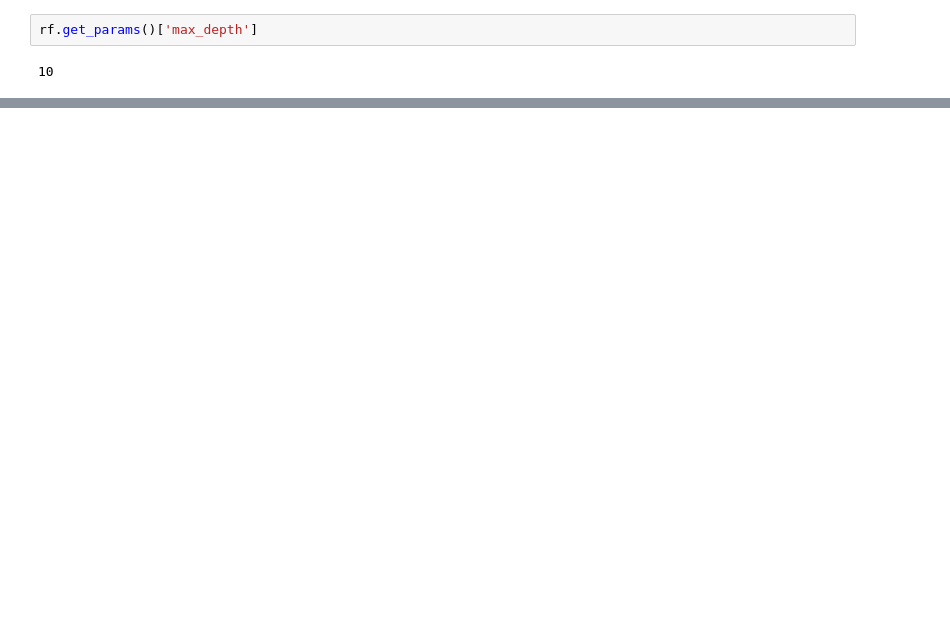
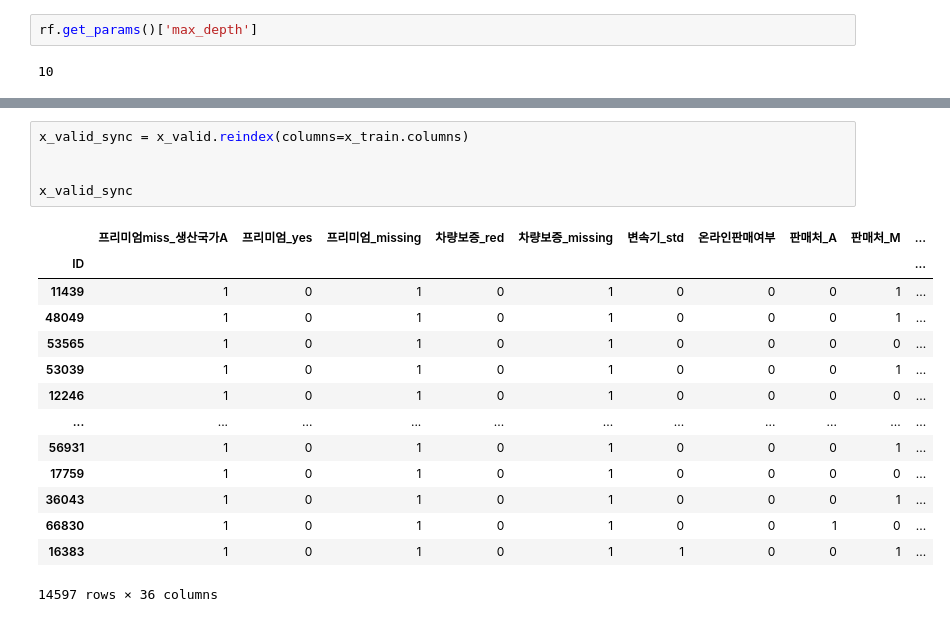
Before and after one commit to siwoolyyy/ml-data, a Jupyter notebook: lemon2.ipynb, the cells around one changed output, grey strips where cells are left out. Cells and saved outputs as stored; diff of their text form; blank space fills up the shorter version.

```diff
--- a/lemon2.ipynb
+++ b/lemon2.ipynb
@@ -493,0 +593,20 @@ proba.min(), proba.max(), np.quantile(proba, [0.5, 0.9, 0.95, 0.99])
+# %%
+x_valid_sync = x_valid.reindex(columns=x_train.columns)
+
+
+x_valid_sync
+# %% [output]
+|  | 프리미엄miss_생산국가A | 프리미엄_yes | 프리미엄_missing | 차량보증_red | 차량보증_missing | 변속기_std | 온라인판매여부 | 판매처_A | 판매처_M | ... |
+| ID |  |  |  |  |  |  |  |  |  | ... |
+| 11439 | 1 | 0 | 1 | 0 | 1 | 0 | 0 | 0 | 1 | ... |
+| 48049 | 1 | 0 | 1 | 0 | 1 | 0 | 0 | 0 | 1 | ... |
+| 53565 | 1 | 0 | 1 | 0 | 1 | 0 | 0 | 0 | 0 | ... |
+| 53039 | 1 | 0 | 1 | 0 | 1 | 0 | 0 | 0 | 1 | ... |
+| 12246 | 1 | 0 | 1 | 0 | 1 | 0 | 0 | 0 | 0 | ... |
+| ... | ... | ... | ... | ... | ... | ... | ... | ... | ... | ... |
+| 56931 | 1 | 0 | 1 | 0 | 1 | 0 | 0 | 0 | 1 | ... |
+| 17759 | 1 | 0 | 1 | 0 | 1 | 0 | 0 | 0 | 0 | ... |
+| 36043 | 1 | 0 | 1 | 0 | 1 | 0 | 0 | 0 | 1 | ... |
+| 66830 | 1 | 0 | 1 | 0 | 1 | 0 | 0 | 1 | 0 | ... |
+| 16383 | 1 | 0 | 1 | 0 | 1 | 1 | 0 | 0 | 1 | ... |
+14597 rows × 36 columns
```
Also changed, not shown: parts of 15 cells of this notebook, 1 other file.
